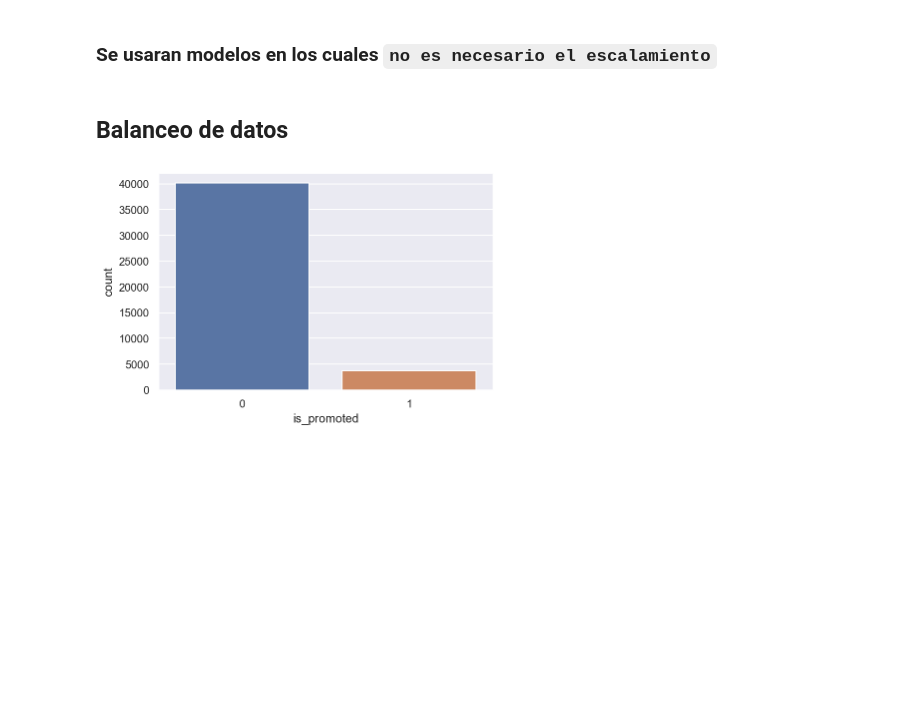
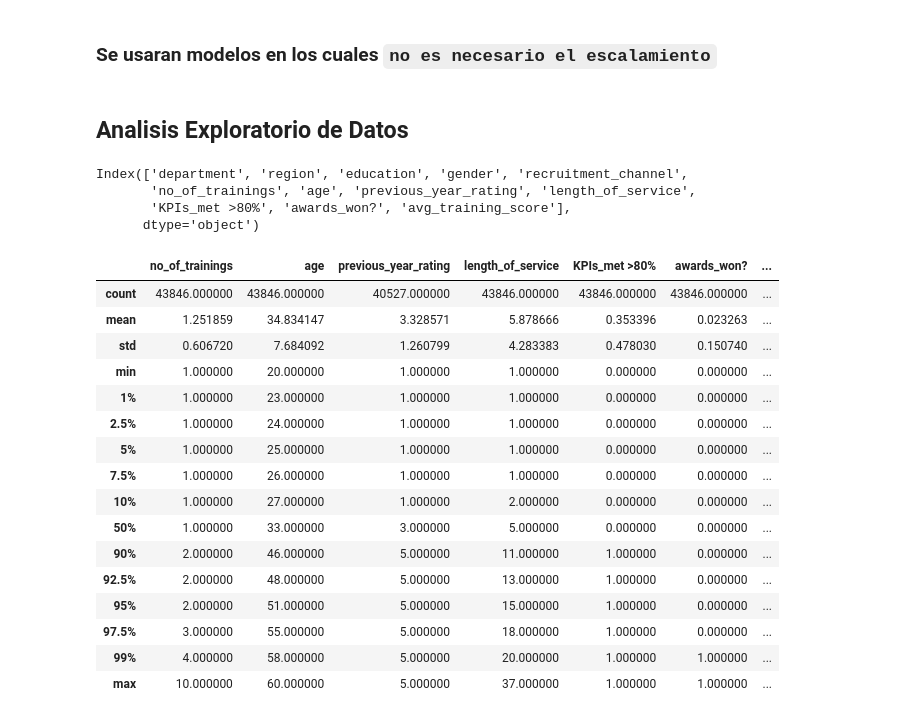
Before and after one commit to giordanap/MLA, a Jupyter notebook: Proyecto 01 - HR Analytics/00-apellido-nombre-proyecto1.ipynb, the cells around one changed output. Drawn from its saved outputs; the diff is of its cells as text; code cells hidden in the pictures; blank space fills up the shorter version.

```diff
--- a/Proyecto 01 - HR Analytics/00-apellido-nombre-proyecto1.ipynb
+++ b/Proyecto 01 - HR Analytics/00-apellido-nombre-proyecto1.ipynb
@@ -299,10 +301,35 @@ y_test.value_counts()
 Name: is_promoted, dtype: int64
 # %% [markdown]
 ### Se usaran modelos en los cuales `no es necesario el escalamiento`
-# %% [markdown]
-## Balanceo de datos
-# %%
-sns.countplot(x = y_train)
-pass
-# %% [output]
-[figure, removed]
+# %% [markdown]
+## Analisis Exploratorio de Datos
+# %%
+X_train.columns
+# %% [output]
+Index(['department', 'region', 'education', 'gender', 'recruitment_channel',
+       'no_of_trainings', 'age', 'previous_year_rating', 'length_of_service',
+       'KPIs_met >80%', 'awards_won?', 'avg_training_score'],
+      dtype='object')
+# %%
+X_train.describe(
+    # include = 'number', # by default
+    percentiles = [.01, .025, .05, .075, .1, .9, .925, .95, .975, .99]
+)
+# %% [output]
+|  | no_of_trainings | age | previous_year_rating | length_of_service | KPIs_met >80% | awards_won? | ... |
+| count | 43846.000000 | 43846.000000 | 40527.000000 | 43846.000000 | 43846.000000 | 43846.000000 | ... |
+| mean | 1.251859 | 34.834147 | 3.328571 | 5.878666 | 0.353396 | 0.023263 | ... |
+| std | 0.606720 | 7.684092 | 1.260799 | 4.283383 | 0.478030 | 0.150740 | ... |
+| min | 1.000000 | 20.000000 | 1.000000 | 1.000000 | 0.000000 | 0.000000 | ... |
+| 1% | 1.000000 | 23.000000 | 1.000000 | 1.000000 | 0.000000 | 0.000000 | ... |
+| 2.5% | 1.000000 | 24.000000 | 1.000000 | 1.000000 | 0.000000 | 0.000000 | ... |
+| 5% | 1.000000 | 25.000000 | 1.000000 | 1.000000 | 0.000000 | 0.000000 | ... |
+| 7.5% | 1.000000 | 26.000000 | 1.000000 | 1.000000 | 0.000000 | 0.000000 | ... |
+| 10% | 1.000000 | 27.000000 | 1.000000 | 2.000000 | 0.000000 | 0.000000 | ... |
+| 50% | 1.000000 | 33.000000 | 3.000000 | 5.000000 | 0.000000 | 0.000000 | ... |
+| 90% | 2.000000 | 46.000000 | 5.000000 | 11.000000 | 1.000000 | 0.000000 | ... |
+| 92.5% | 2.000000 | 48.000000 | 5.000000 | 13.000000 | 1.000000 | 0.000000 | ... |
+| 95% | 2.000000 | 51.000000 | 5.000000 | 15.000000 | 1.000000 | 0.000000 | ... |
+| 97.5% | 3.000000 | 55.000000 | 5.000000 | 18.000000 | 1.000000 | 0.000000 | ... |
+| 99% | 4.000000 | 58.000000 | 5.000000 | 20.000000 | 1.000000 | 1.000000 | ... |
+| max | 10.000000 | 60.000000 | 5.000000 | 37.000000 | 1.000000 | 1.000000 | ... |
```
Also changed, not shown: parts of 7 cells of this notebook.
